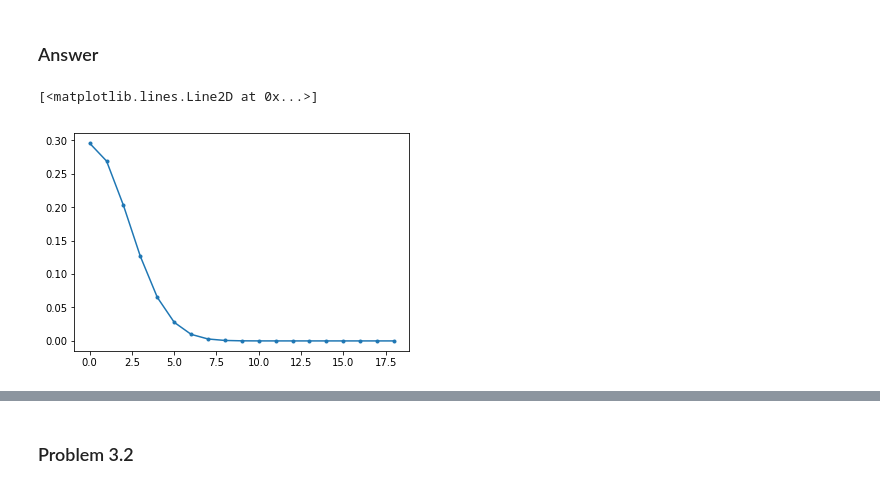
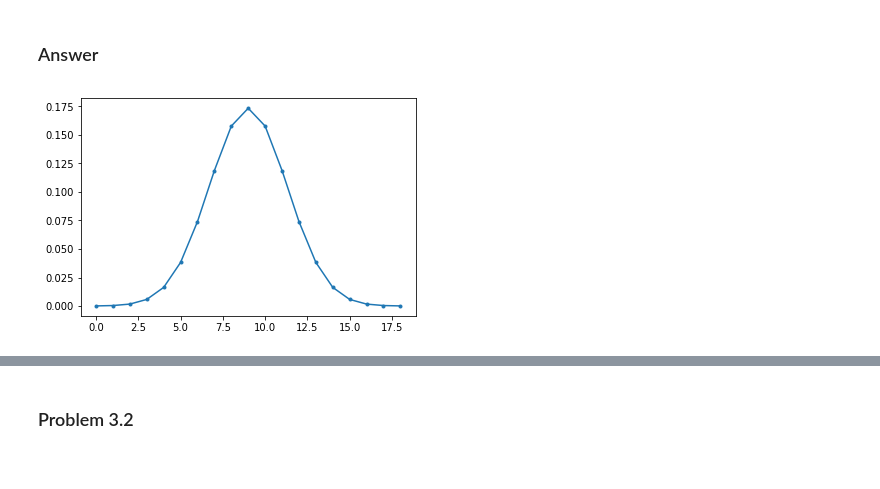
Before and after one commit to neilpruthi/computer-vision, a Jupyter notebook: hw2/homework02.ipynb, the cells around one changed output, grey strips where cells are left out. Drawn from its saved outputs; the diff is of its cells as text; code cells hidden in the pictures.

```diff
--- a/hw2/homework02.ipynb
+++ b/hw2/homework02.ipynb
@@ -204,19 +204,15 @@ as you did in homework 1.
 # %%
 import math
 import matplotlib.pyplot as plt
 %matplotlib inline
 
 def Gaussian(sigma):
     a = math.ceil(3.5*sigma)
-    g = np.zeros(2*a + 1)
-    g_tilde = np.zeros(2*a + 1)
-    for i in range(len(g_tilde)):
-        g_tilde[i] = math.exp(-0.5*(i/sigma)**2)
-    k_g = 1/np.sum(g_tilde)
-    g = np.multiply(k_g, g_tilde)
-    return g
+    G = signal.gaussian(2*a + 1, std=sigma)
+    G = G / np.sum(G)
+    return G
 
 plt.plot(Gaussian(2.3), '.-')
+plt.show()
 # %% [output]
-[<matplotlib.lines.Line2D at 0x...>]
-[figure, old version]
+[figure, new version]
```
Also changed, not shown: parts of 17 cells of this notebook.
